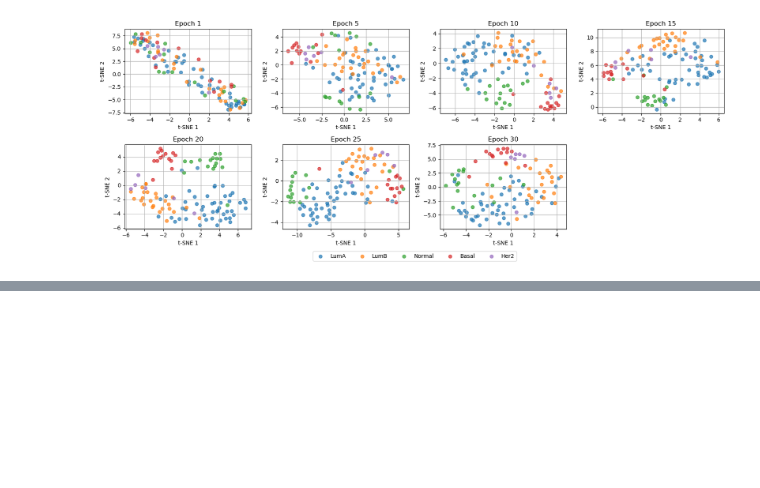
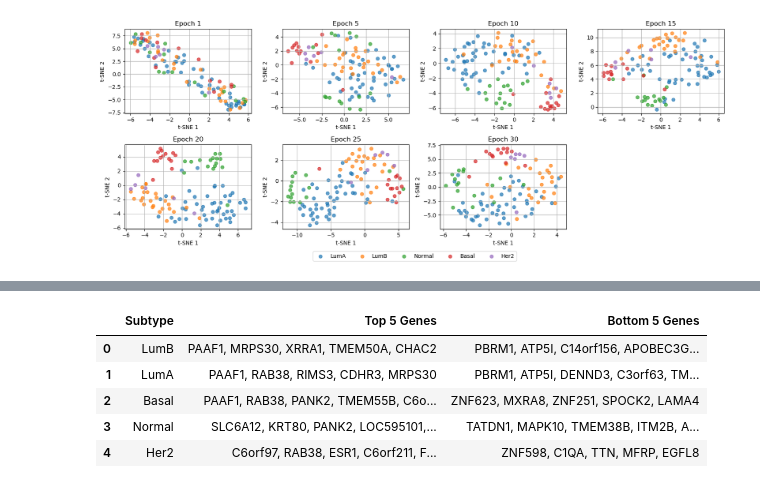
Before and after one commit to whzemuch/Breast_Cancer_Subtype_Prediction, a Jupyter notebook: Test_Trainer_callback.ipynb, the cells around one changed output, grey strips where cells are left out. Drawn from its saved outputs; the diff is of its cells as text; code cells hidden in the pictures; blank space fills up the shorter version.

```diff
--- a/Test_Trainer_callback.ipynb
+++ b/Test_Trainer_callback.ipynb
@@ -860,0 +950,27 @@ plt.show()
+# %%
+# Extract top and bottom 5 genes per class
+summary_table = []
+
+for cls in df_saliency_by_class.columns:
+    top_genes = df_saliency_by_class[cls].nlargest(5).index.tolist()
+    bottom_genes = df_saliency_by_class[cls].nsmallest(5).index.tolist()
+
+    top_genes = [g.split("|")[0] for g in top_genes]
+    bottom_genes = [g.split("|")[0] for g in bottom_genes]
+
+    summary_table.append({
+        "Subtype": cls,
+        "Top 5 Genes": ", ".join(top_genes),
+        "Bottom 5 Genes": ", ".join(bottom_genes)
+    })
+
+df_summary = pd.DataFrame(summary_table)
+# %%
+df_summary
+# %% [output]
+|  | Subtype | Top 5 Genes | Bottom 5 Genes |
+| 0 | LumB | PAAF1, MRPS30, XRRA1, TMEM50A, CHAC2 | PBRM1, ATP5I, C14orf156, APOBEC3G... |
+| 1 | LumA | PAAF1, RAB38, RIMS3, CDHR3, MRPS30 | PBRM1, ATP5I, DENND3, C3orf63, TM... |
+| 2 | Basal | PAAF1, RAB38, PANK2, TMEM55B, C6o... | ZNF623, MXRA8, ZNF251, SPOCK2, LAMA4 |
+| 3 | Normal | SLC6A12, KRT80, PANK2, LOC595101,... | TATDN1, MAPK10, TMEM38B, ITM2B, A... |
+| 4 | Her2 | C6orf97, RAB38, ESR1, C6orf211, F... | ZNF598, C1QA, TTN, MFRP, EGFL8 |
```
Also changed, not shown: parts of 10 cells of this notebook, 7 other files.
